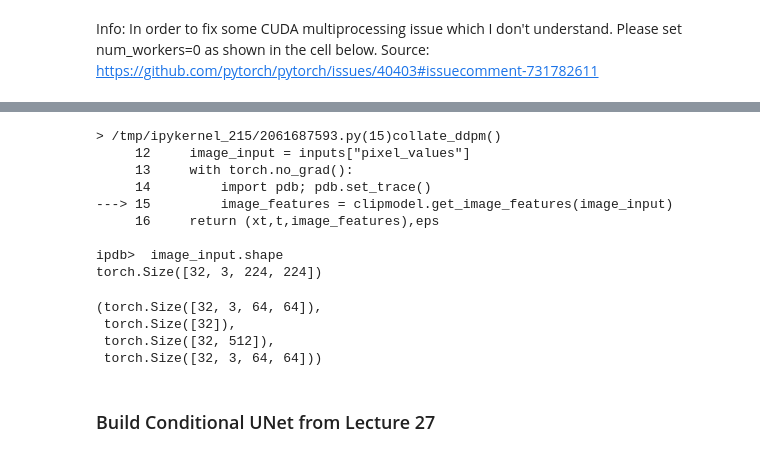
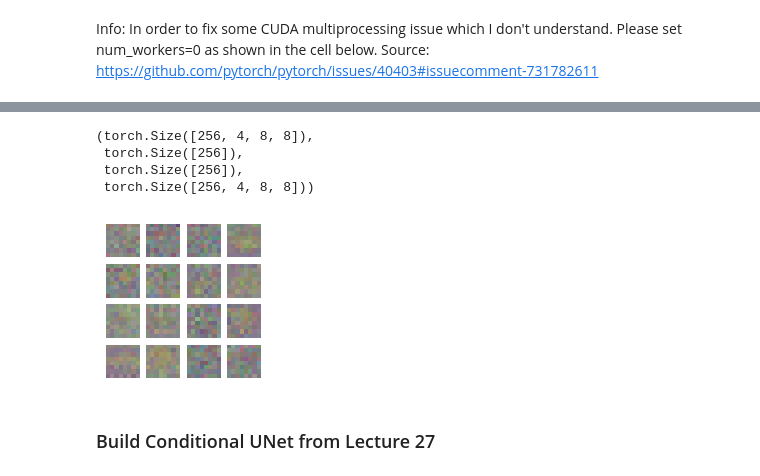
Before and after one commit to dumbdude00/dumbAI, a Jupyter notebook: 05_training_StableDiff.ipynb, the cells around one changed output, grey strips where cells are left out. Saved outputs shown, nothing was run; the diff lists cells and outputs as text; code cells hidden in the pictures.

Commit message:
SD without CLIP in 05_training_StableDiff. Still cant generate koala

```diff
--- a/05_training_StableDiff.ipynb
+++ b/05_training_StableDiff.ipynb
@@ -201,3 +175,7 @@ DatasetDict({
     })
 })
+# %%
+tds = TinyHFDS(dsd['train'])
+# %%
+vds = TinyHFDS(dsd['valid'])
 # %%
@@ -206,25 +184,18 @@ dls = DataLoaders(dl_ddpm(tds['train'], tfeats), dl_ddpm(tds['valid'], vfeats))
 
 dl = dls.train
 # %%
-%%time
-(xt,t,image_features),eps = b = next(iter(dl))
+(xt,t,c),eps = b = next(iter(dl))
-# %% [output]
-> /tmp/ipykernel_215/2061687593.py(15)collate_ddpm()
-     12     image_input = inputs["pixel_values"]
-     13     with torch.no_grad():
-     14         import pdb; pdb.set_trace()
----> 15         image_features = clipmodel.get_image_features(image_input)
-     16     return (xt,t,image_features),eps
-
-ipdb>  image_input.shape
-torch.Size([32, 3, 224, 224])
 # %%
-xt.shape, t.shape, image_features.shape, eps.shape
+xt.shape, t.shape, c.shape, eps.shape
 # %% [output]
-(torch.Size([32, 3, 64, 64]),
- torch.Size([32]),
- torch.Size([32, 512]),
- torch.Size([32, 3, 64, 64]))
+(torch.Size([256, 4, 8, 8]),
+ torch.Size([256]),
+ torch.Size([256]),
+ torch.Size([256, 4, 8, 8]))
+# %%
+show_images(((xt[:16,:3])/4).sigmoid(), imsize=0.5)
+# %% [output]
+[figure, added]
 # %% [markdown]
 ### Build Conditional UNet from Lecture 27
 # %% [markdown]
```
Also changed, not shown: parts of 52 cells of this notebook.
